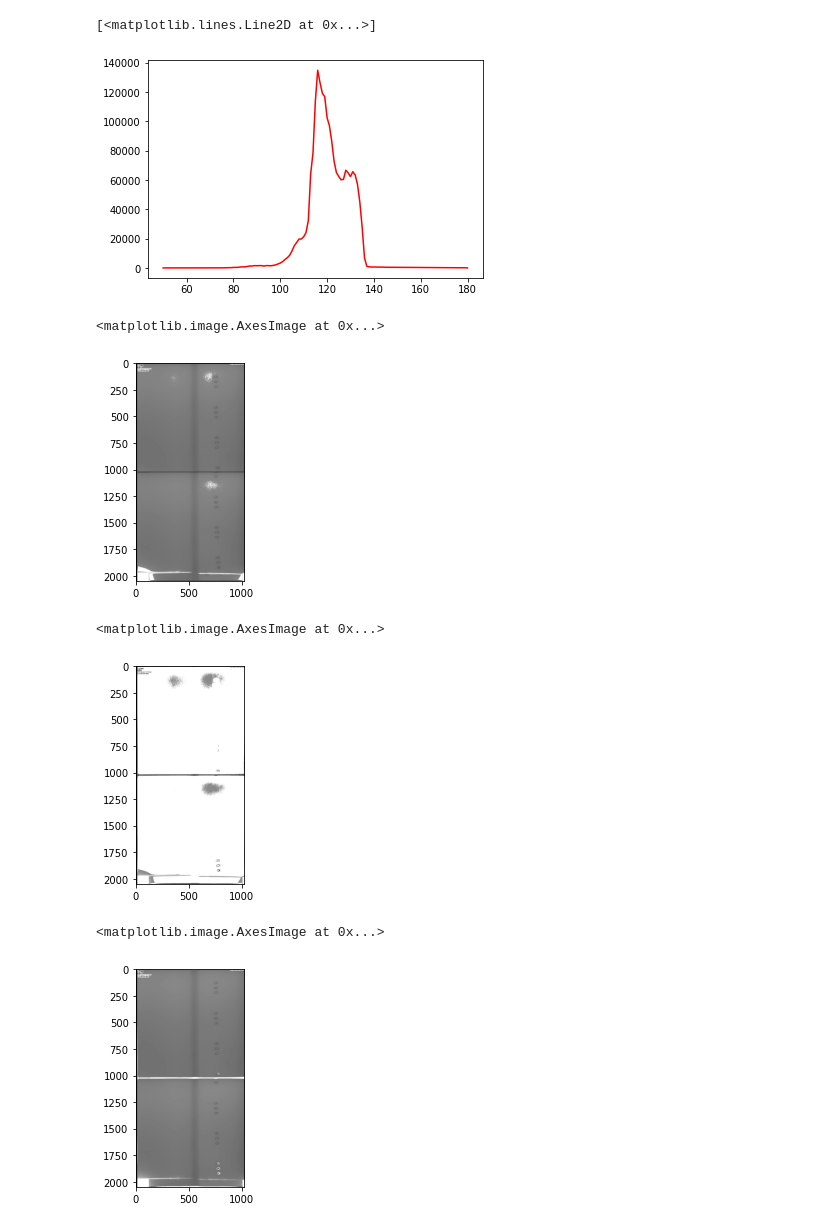
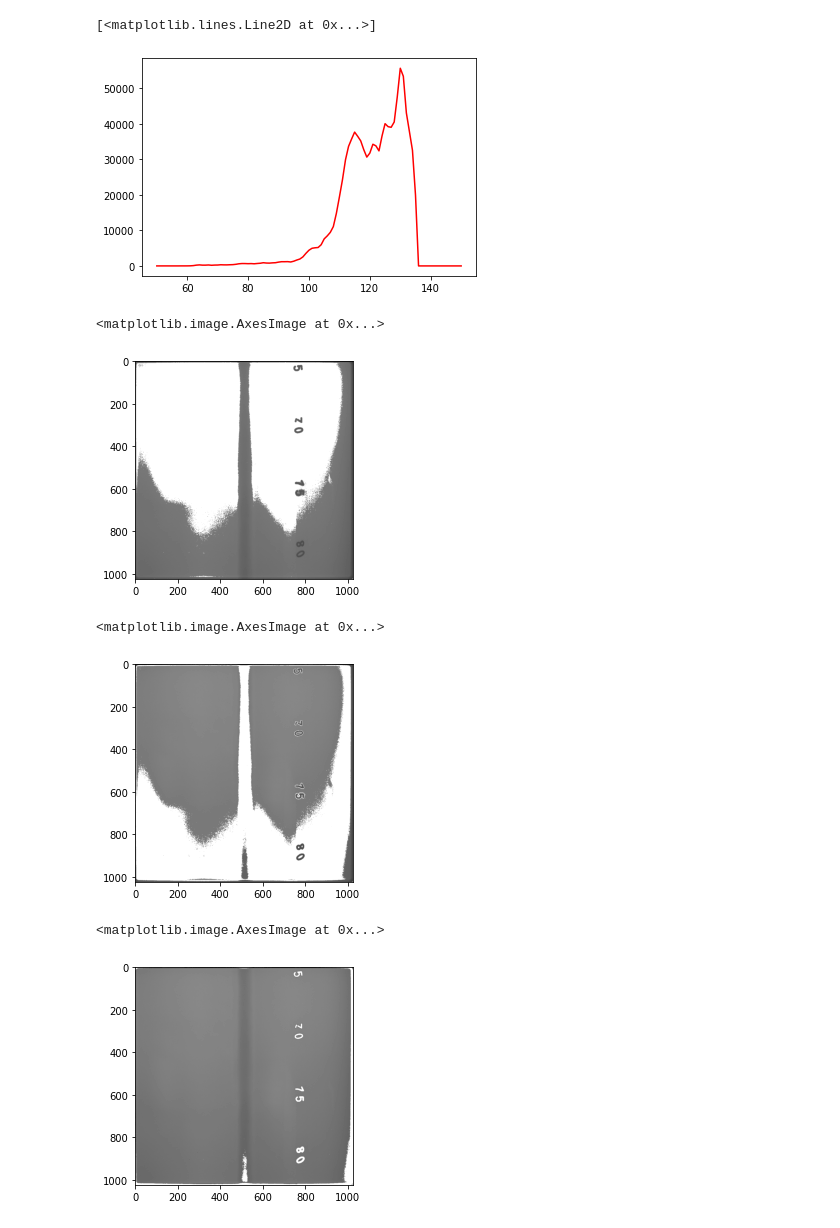
Before and after one commit to zhuohoudeputao/SteelDefectDetection, a Jupyter notebook: try.ipynb, the cells around one changed output. Cells and saved outputs as stored; diff of their text form; code cells hidden in the pictures.

```diff
--- a/try.ipynb
+++ b/try.ipynb
@@ -4,9 +4,8 @@ import matplotlib.pyplot as plt
 import numpy as np
 
 # 载入彩色图
-path = 'data/004.jpg'
+path = 'data/0005.jpg'
 img = cv.imread(path)
-img = img[:, 500:500+1024]
 img2 = img[:,:,::-1]
 plt.imshow(img2)
 # %% [output]
@@ -32,41 +30,38 @@ plt.plot(np.arange(low, high+1, step=1), hist, color='r')
 # 上图显然在0处有波峰，因为0是整个图片中占比最大的部分，也即黑色部分
 # 250以上会有小段波峰，这个应该是由左右上角的两个字符标识造成的，也就是白色部分
 # 统计范围调整为50到180
-low, high = 50, 180
+low, high = 50, 150
 hist = cv.calcHist([img], [0], None, [high-low+1], [low, high])
 plt.plot(np.arange(low, high+1, step=1), hist, color='r')
 # %% [output]
 [<matplotlib.lines.Line2D at 0x...>]
-[figure, old version]
+[figure, new version]
 # %%
 # 上图可见大部分像素应该落在140左右，这是左右两边颜色比较浅的区域，落在110左右的像素应该是较深的区域
 
 # 较亮的区域
-low, high = 135, 170
+low = 120
 img = cv.imread(path, cv.IMREAD_GRAYSCALE)
-img = img[:, 500:500+1024] # 裁减掉黑色部分
-img[np.logical_and(low<img, img<high)] = 255
+img[low<img] = 255
 plt.imshow(img, cmap='gray')
 # %% [output]
 <matplotlib.image.AxesImage at 0x...>
-[figure, old version]
+[figure, new version]
 # %%
 # 左边较暗的地方和中间焊缝
-low, high = 100, 135
+low, high = 100, 120
 img = cv.imread(path, cv.IMREAD_GRAYSCALE)
-img = img[:, 500:500+1024] # 裁减掉黑色部分
 img[np.logical_and(low<img, img<high)] = 255
 plt.imshow(img, cmap='gray')
 # %% [output]
 <matplotlib.image.AxesImage at 0x...>
-[figure, old version]
+[figure, new version]
 # %%
 # 文字部分
 low, high = 60, 100
 img = cv.imread(path, cv.IMREAD_GRAYSCALE)
-img = img[:, 500:500+1024] # 裁减掉黑色部分
 img[np.logical_and(low<img, img<high)] = 255
 plt.imshow(img, cmap='gray')
 # %% [output]
 <matplotlib.image.AxesImage at 0x...>
-[figure, old version]
+[figure, new version]
```
Also changed, not shown: parts of 5 cells of this notebook, 4 other files.
